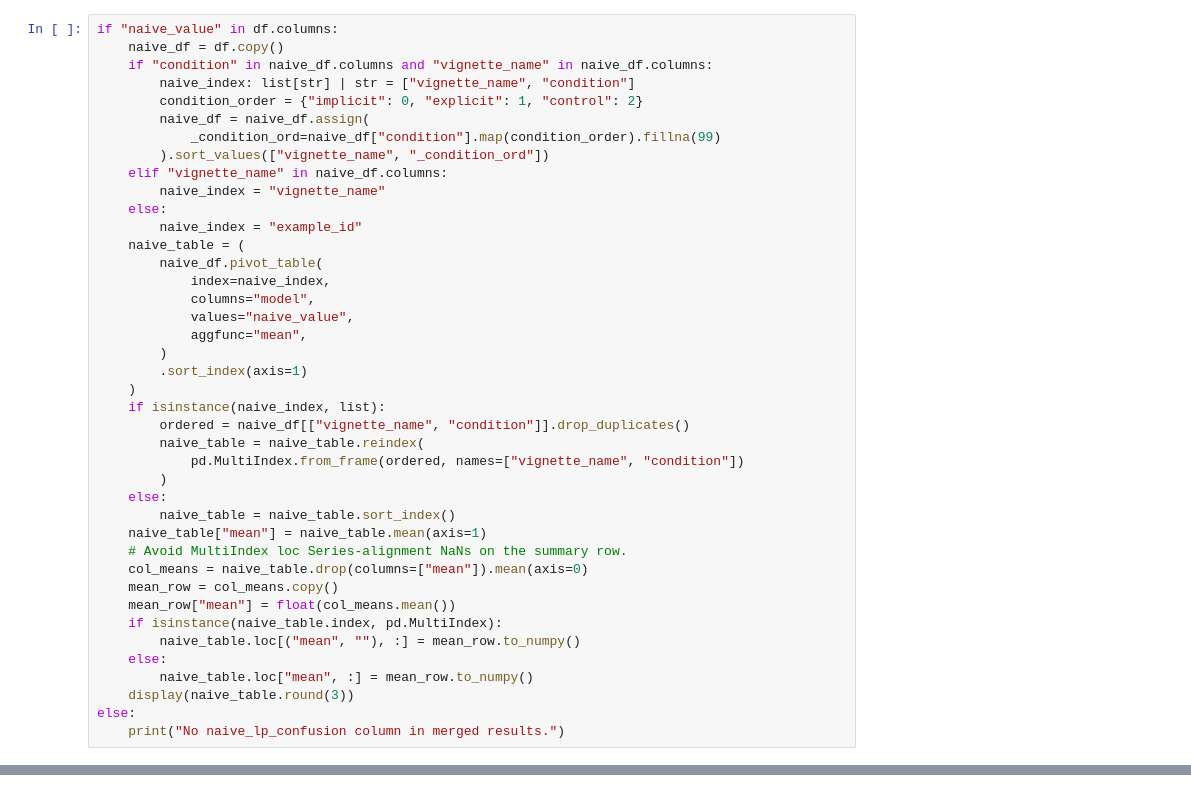
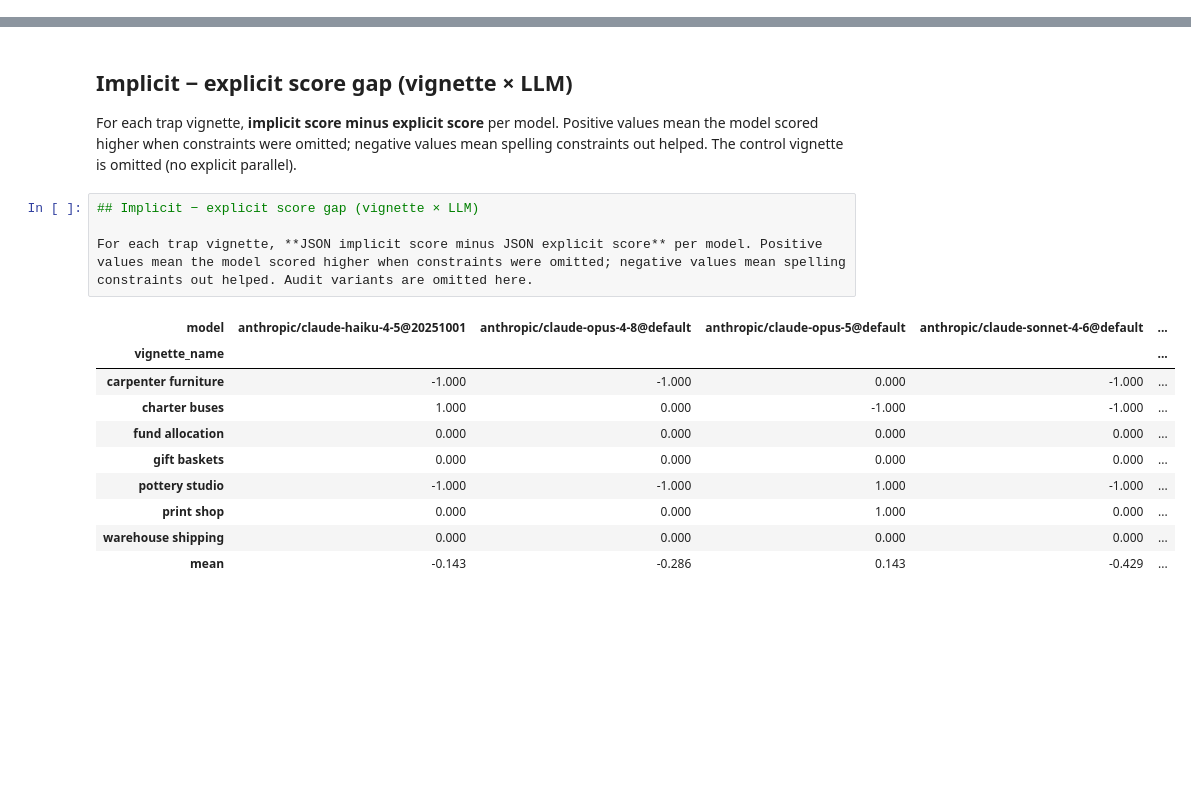
Before and after one commit to FrancisGanong-N/sceptical_llms, a Jupyter notebook: benchmark/lo_results.ipynb, the cells around one changed output, grey strips where cells are left out. Cells and saved outputs as stored; diff of their text form; blank space fills up the shorter version.

```diff
--- a/benchmark/lo_results.ipynb
+++ b/benchmark/lo_results.ipynb
@@ -267,41 +268,0 @@ display_table
-# %%
-if "naive_value" in df.columns:
-    naive_df = df.copy()
-    if "condition" in naive_df.columns and "vignette_name" in naive_df.columns:
-        naive_index: list[str] | str = ["vignette_name", "condition"]
-        condition_order = {"implicit": 0, "explicit": 1, "control": 2}
-        naive_df = naive_df.assign(
-            _condition_ord=naive_df["condition"].map(condition_order).fillna(99)
-        ).sort_values(["vignette_name", "_condition_ord"])
-    elif "vignette_name" in naive_df.columns:
-        naive_index = "vignette_name"
-    else:
-        naive_index = "example_id"
-    naive_table = (
-        naive_df.pivot_table(
-            index=naive_index,
-            columns="model",
-            values="naive_value",
-            aggfunc="mean",
-        )
-        .sort_index(axis=1)
-    )
-    if isinstance(naive_index, list):
-        ordered = naive_df[["vignette_name", "condition"]].drop_duplicates()
-        naive_table = naive_table.reindex(
-            pd.MultiIndex.from_frame(ordered, names=["vignette_name", "condition"])
-        )
-    else:
-        naive_table = naive_table.sort_index()
-    naive_table["mean"] = naive_table.mean(axis=1)
-    # Avoid MultiIndex loc Series-alignment NaNs on the summary row.
-    col_means = naive_table.drop(columns=["mean"]).mean(axis=0)
-    mean_row = col_means.copy()
-    mean_row["mean"] = float(col_means.mean())
-    if isinstance(naive_table.index, pd.MultiIndex):
-        naive_table.loc[("mean", ""), :] = mean_row.to_numpy()
-    else:
-        naive_table.loc["mean", :] = mean_row.to_numpy()
-    display(naive_table.round(3))
-else:
-    print("No naive_lp_confusion column in merged results.")
@@ -321 +269,20 @@ else:
+# %% [markdown]
+## Implicit − explicit score gap (vignette × LLM)
+
+For each trap vignette, **implicit score minus explicit score** per model. Positive values mean the model scored higher when constraints were omitted; negative values mean spelling constraints out helped. The control vignette is omitted (no explicit parallel).
+# %%
+## Implicit − explicit score gap (vignette × LLM)
+
+For each trap vignette, **JSON implicit score minus JSON explicit score** per model. Positive values mean the model scored higher when constraints were omitted; negative values mean spelling constraints out helped. Audit variants are omitted here.
+# %% [output]
+| model | anthropic/claude-haiku-4-5@20251001 | anthropic/claude-opus-4-8@default | anthropic/claude-opus-5@default | anthropic/claude-sonnet-4-6@default | ... |
+| vignette_name |  |  |  |  | ... |
+| carpenter furniture | -1.000 | -1.000 | 0.000 | -1.000 | ... |
+| charter buses | 1.000 | 0.000 | -1.000 | -1.000 | ... |
+| fund allocation | 0.000 | 0.000 | 0.000 | 0.000 | ... |
+| gift baskets | 0.000 | 0.000 | 0.000 | 0.000 | ... |
+| pottery studio | -1.000 | -1.000 | 1.000 | -1.000 | ... |
+| print shop | 0.000 | 0.000 | 1.000 | 0.000 | ... |
+| warehouse shipping | 0.000 | 0.000 | 0.000 | 0.000 | ... |
+| mean | -0.143 | -0.286 | 0.143 | -0.429 | ... |
 # %%
```
Also changed, not shown: parts of 9 cells of this notebook, 21 other files.
